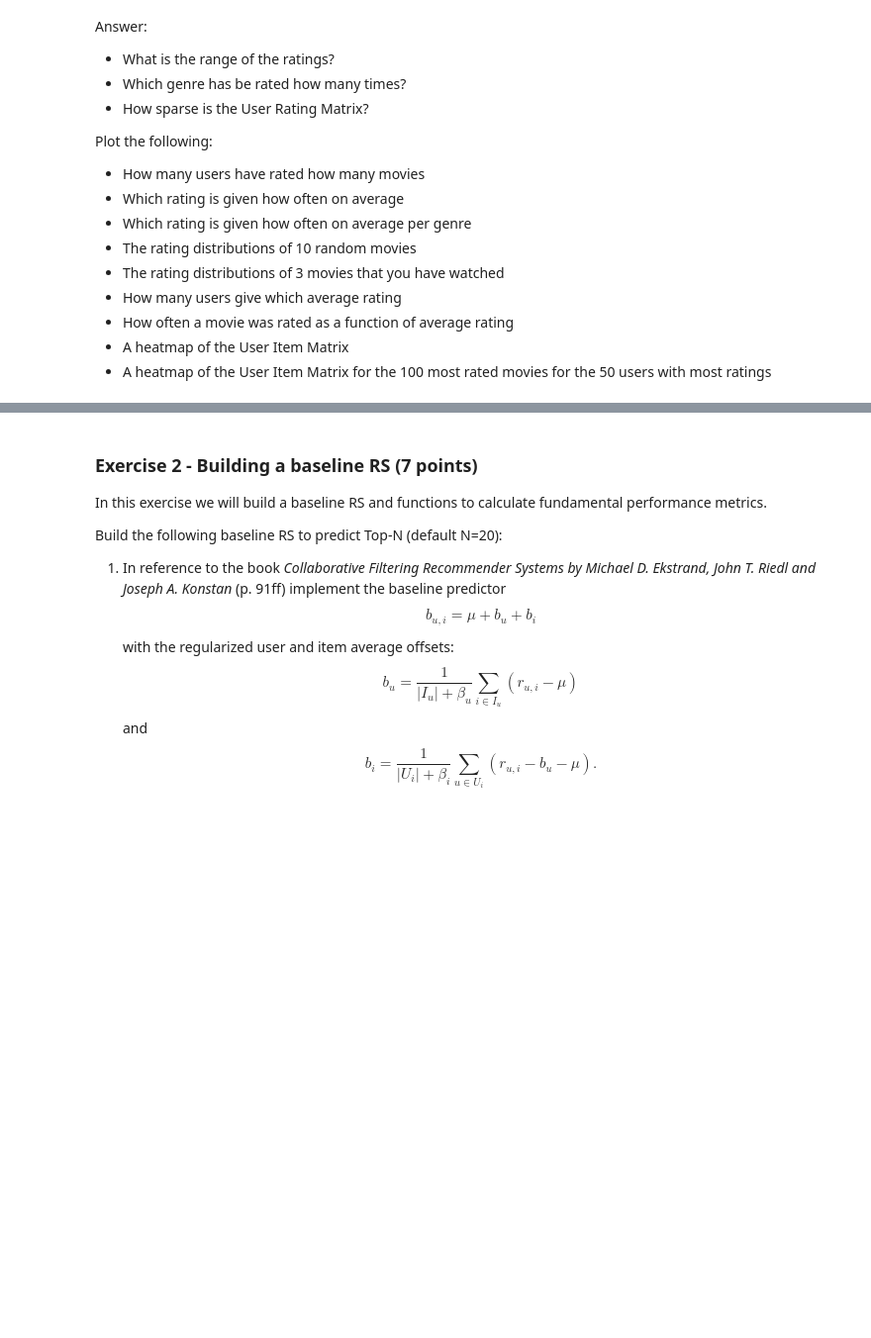
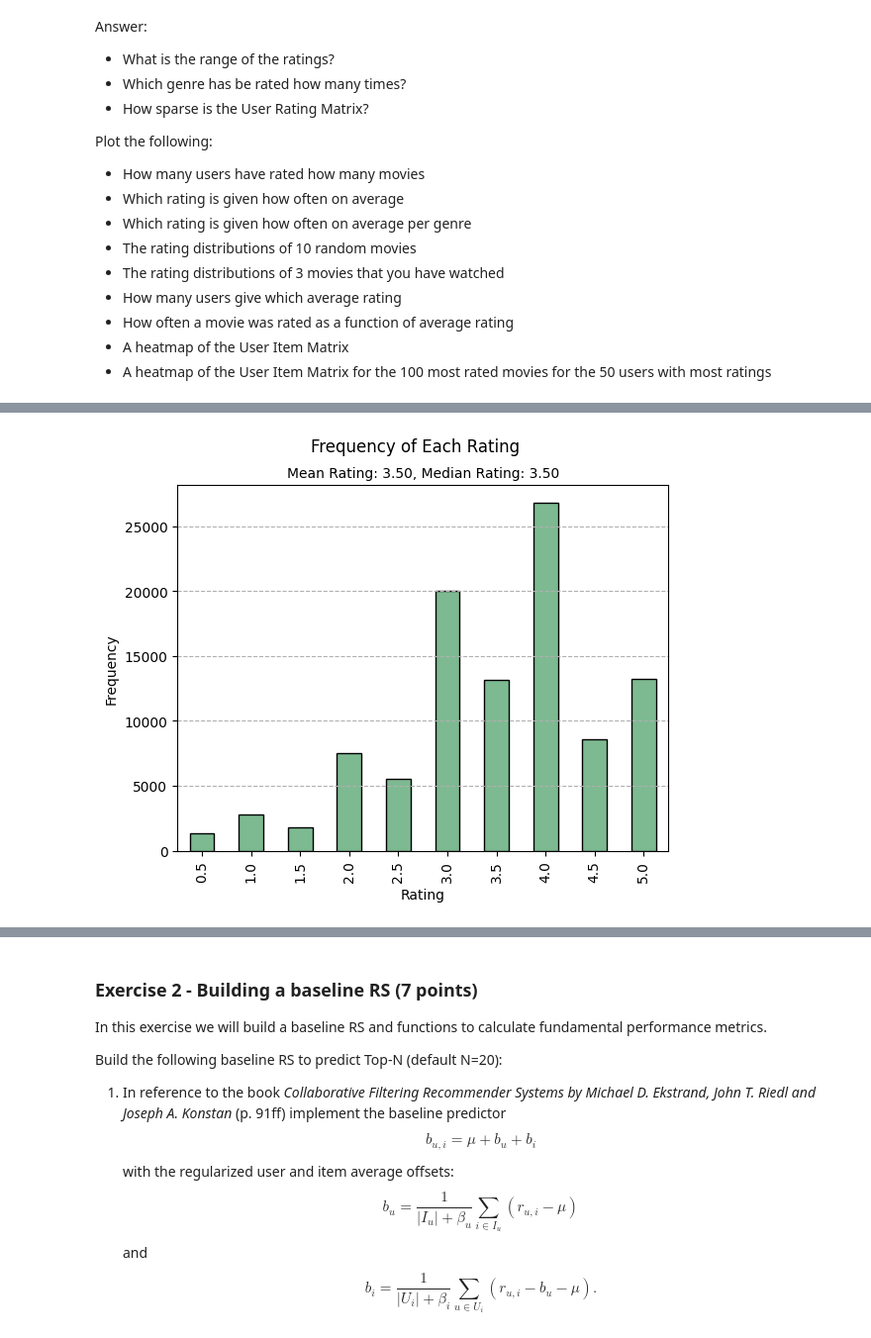
Before and after one commit to okaynils/fhnw-ds-rsy, a Jupyter notebook: MiniChallenge/RSY_ MiniChallenge_FS24.ipynb, the cells around one changed output, grey strips where cells are left out. Shown: that part at 99% size. Drawn from its saved outputs; the diff is of its cells as text; code cells hidden in the pictures; blank space fills up the shorter version.

```diff
--- a/MiniChallenge/RSY_ MiniChallenge_FS24.ipynb
+++ b/MiniChallenge/RSY_ MiniChallenge_FS24.ipynb
@@ -45,3 +45,28 @@ Plot the following:
 - How often a movie was rated as a function of average rating
 - A heatmap of the User Item Matrix
 - A heatmap of the User Item Matrix for the 100 most rated movies for the 50 users with most ratings
+# %%
+import pandas as pd
+import numpy as np
+import matplotlib.pyplot as plt
+import seaborn as sns
+
+DATA_FOLDER = 'data/ml-latest-small/'
+
+df_movies = pd.read_csv(DATA_FOLDER + 'movies.csv')
+df_ratings = pd.read_csv(DATA_FOLDER + 'ratings.csv')
+
+genres_dummies = df_movies['genres'].str.get_dummies(sep='|')
+df_movies['genres_list'] = df_movies['genres'].str.split('|')
+
+genre_dummies = df_movies['genres_list'].str.join('|').str.get_dummies()
+
+genre_dummies = genre_dummies.drop(columns=['(no genres listed)'])
+
+df_movies = pd.concat([df_movies, genre_dummies], axis=1)
+
+df_movies = df_movies.drop(columns=['genres', 'genres_list'])
+
+df_movieratings = pd.merge(df_ratings, df_movies, on='movieId')
+
+sns.set_palette('crest')
@@ -47,0 +121,18 @@ Plot the following:
+# %%
+rating_counts = df_ratings['rating'].value_counts().sort_index()
+
+fig, ax = plt.subplots()
+rating_counts.plot(kind='bar', ax=ax, edgecolor='black')
+
+mean_rating = df_ratings['rating'].mean()
+median_rating = df_ratings['rating'].median()
+
+fig.suptitle('Frequency of Each Rating')
+ax.set_title(f'Mean Rating: {mean_rating:.2f}, Median Rating: {median_rating:.2f}', fontsize=10)
+ax.set_xlabel('Rating')
+ax.set_ylabel('Frequency')
+ax.grid(axis='y', linestyle='--')
+
+plt.show()
+# %% [output]
+[figure, added]
```
Also changed, not shown: parts of 14 cells of this notebook, 3 other files.
